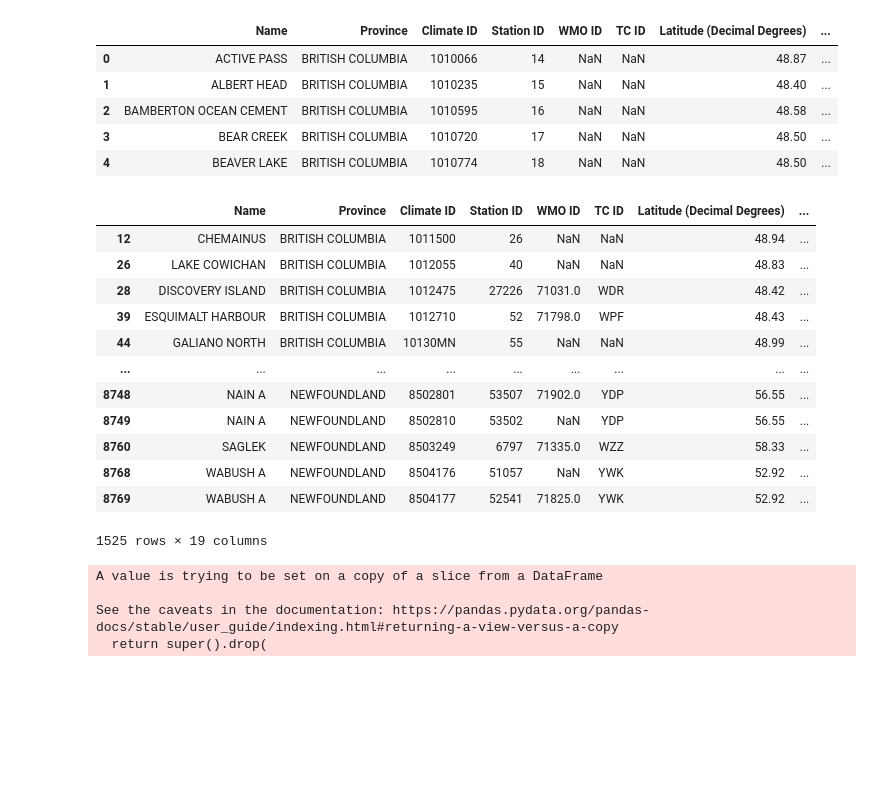
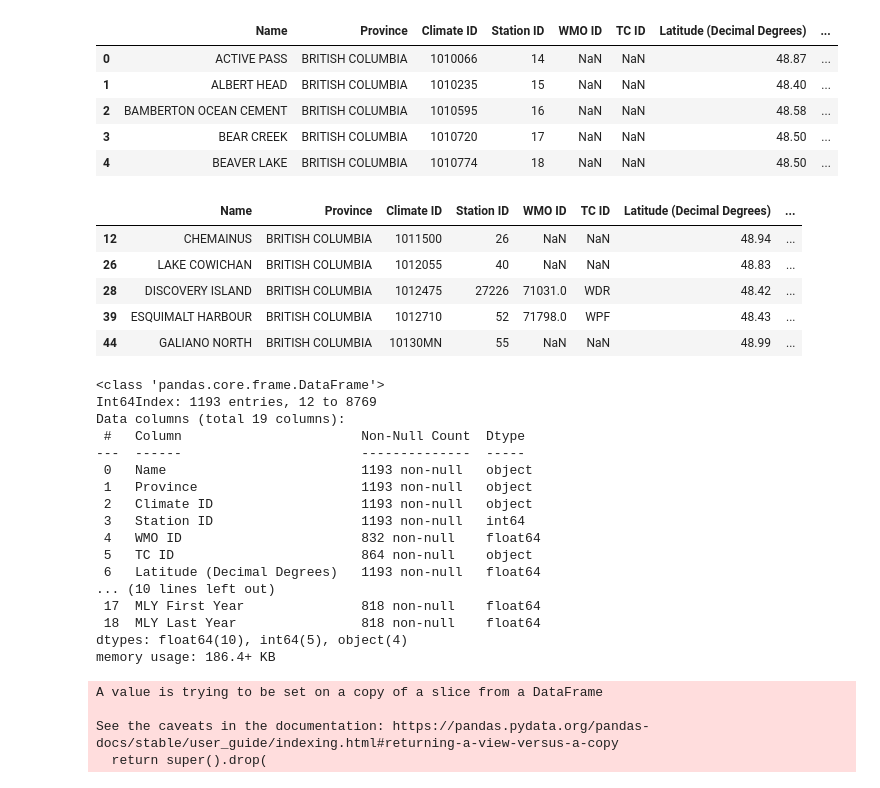
Before and after one commit to seansimkus/Avalanche-Prediction-Capstone, a Jupyter notebook: Avalanche_model_building.ipynb, the cells around one changed output. Cells and saved outputs as stored; diff of their text form; code cells hidden in the pictures; blank space fills up the shorter version.

Commit message:
Created dataframe with non avalanche days

```diff
--- a/Avalanche_model_building.ipynb
+++ b/Avalanche_model_building.ipynb
@@ -37,16 +37,12 @@ station_2016_df = station_df[station_df['Last Year'] >= 2020]
+# %%
+# Create a dataframe from station that had daily reports from 2016-2021
+station_2016_df = station_df[(station_df['DLY Last Year'] >= 2020) & (station_df['DLY First Year'] <= 2016)]
 # %%
-station_2016_df
+station_2016_df.head()
 # %% [output]
 |  | Name | Province | Climate ID | Station ID | WMO ID | TC ID | Latitude (Decimal Degrees) | ... |
 | 12 | CHEMAINUS | BRITISH COLUMBIA | 1011500 | 26 | NaN | NaN | 48.94 | ... |
 | 26 | LAKE COWICHAN | BRITISH COLUMBIA | 1012055 | 40 | NaN | NaN | 48.83 | ... |
 | 28 | DISCOVERY ISLAND | BRITISH COLUMBIA | 1012475 | 27226 | 71031.0 | WDR | 48.42 | ... |
 | 39 | ESQUIMALT HARBOUR | BRITISH COLUMBIA | 1012710 | 52 | 71798.0 | WPF | 48.43 | ... |
 | 44 | GALIANO NORTH | BRITISH COLUMBIA | 10130MN | 55 | NaN | NaN | 48.99 | ... |
-| ... | ... | ... | ... | ... | ... | ... | ... | ... |
-| 8748 | NAIN A | NEWFOUNDLAND | 8502801 | 53507 | 71902.0 | YDP | 56.55 | ... |
-| 8749 | NAIN A | NEWFOUNDLAND | 8502810 | 53502 | NaN | YDP | 56.55 | ... |
-| 8760 | SAGLEK | NEWFOUNDLAND | 8503249 | 6797 | 71335.0 | WZZ | 58.33 | ... |
-| 8768 | WABUSH A | NEWFOUNDLAND | 8504176 | 51057 | NaN | YWK | 52.92 | ... |
-| 8769 | WABUSH A | NEWFOUNDLAND | 8504177 | 52541 | 71825.0 | YWK | 52.92 | ... |
-1525 rows × 19 columns
@@ -55 +49,21 @@ avalanche_df.drop(columns=avalanche_df.columns[0], axis=1, inplace=True)
+# %%
+station_2016_df.info()
+# %% [output]
+<class 'pandas.core.frame.DataFrame'>
+Int64Index: 1193 entries, 12 to 8769
+Data columns (total 19 columns):
+ #   Column                       Non-Null Count  Dtype
+---  ------                       --------------  -----
+ 0   Name                         1193 non-null   object
+ 1   Province                     1193 non-null   object
+ 2   Climate ID                   1193 non-null   object
+ 3   Station ID                   1193 non-null   int64
+ 4   WMO ID                       832 non-null    float64
+ 5   TC ID                        864 non-null    object
+ 6   Latitude (Decimal Degrees)   1193 non-null   float64
+... (10 lines left out)
+ 17  MLY First Year               818 non-null    float64
+ 18  MLY Last Year                818 non-null    float64
+dtypes: float64(10), int64(5), object(4)
+memory usage: 186.4+ KB
 # %%
```
Also changed, not shown: parts of 73 cells of this notebook.
